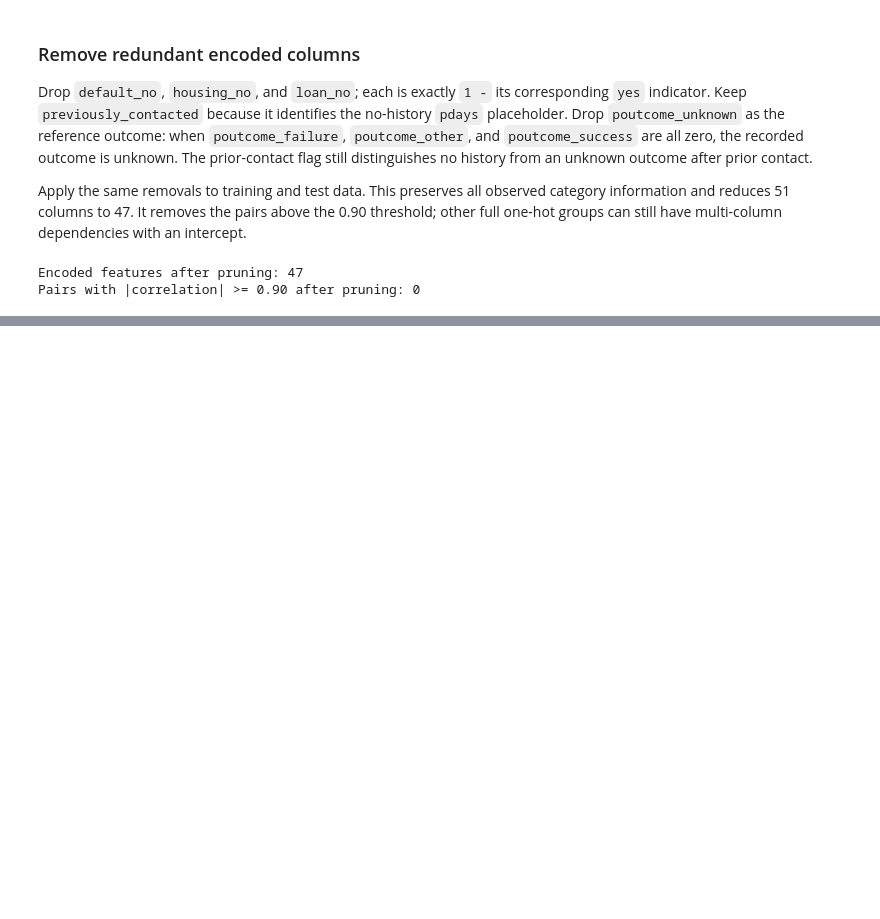
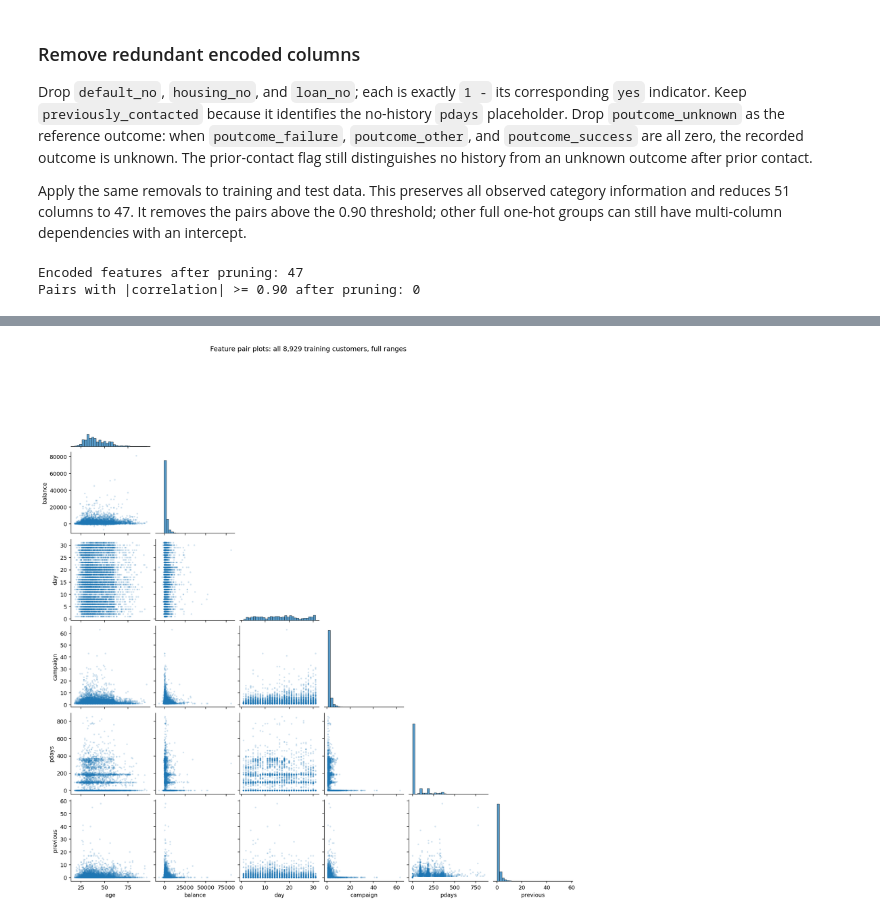
Before and after one commit to lance-kluge/bankChurnML, a Jupyter notebook: bankChurn.ipynb, the cells around one changed output, grey strips where cells are left out. Cells and saved outputs as stored; diff of their text form; code cells hidden in the pictures; blank space fills up the shorter version.

Commit message:
check for clusters

```diff
--- a/bankChurn.ipynb
+++ b/bankChurn.ipynb
@@ -299,0 +306,19 @@ Pairs with |correlation| >= 0.90 after pruning: 0
+# %%
+import matplotlib.pyplot as plt
+import seaborn as sns
+
+cluster_features = ['age', 'balance', 'day', 'campaign', 'pdays', 'previous']
+pair_grid = sns.pairplot(
+    X[cluster_features],
+    corner=True,
+    diag_kind='hist',
+    height=2.3,
+    plot_kws={'s': 8, 'alpha': 0.2, 'edgecolor': 'none'},
+    diag_kws={'bins': 30},
+)
+pair_grid.figure.suptitle(
+    f'Feature pair plots: all {len(X):,} training customers, full ranges', y=1.02
+)
+plt.show()
+# %% [output]
+[figure, added]
```
Also changed, not shown: parts of 2 cells of this notebook.
